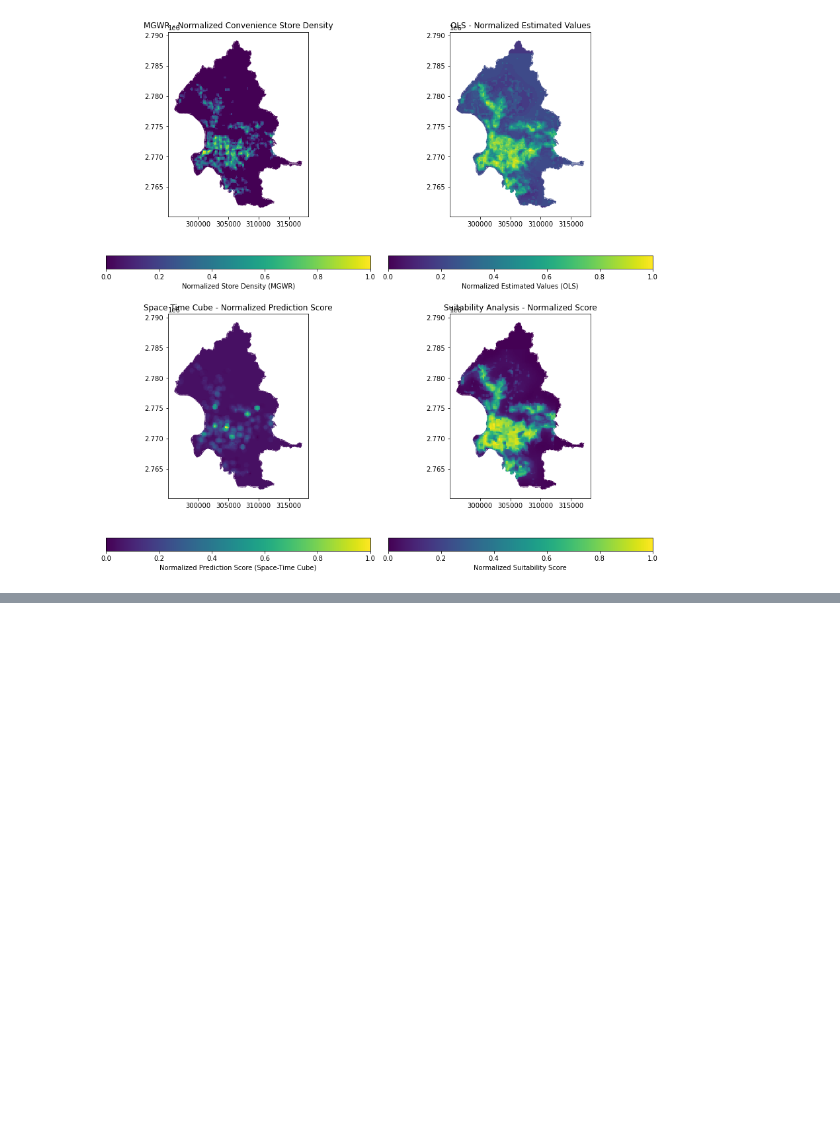
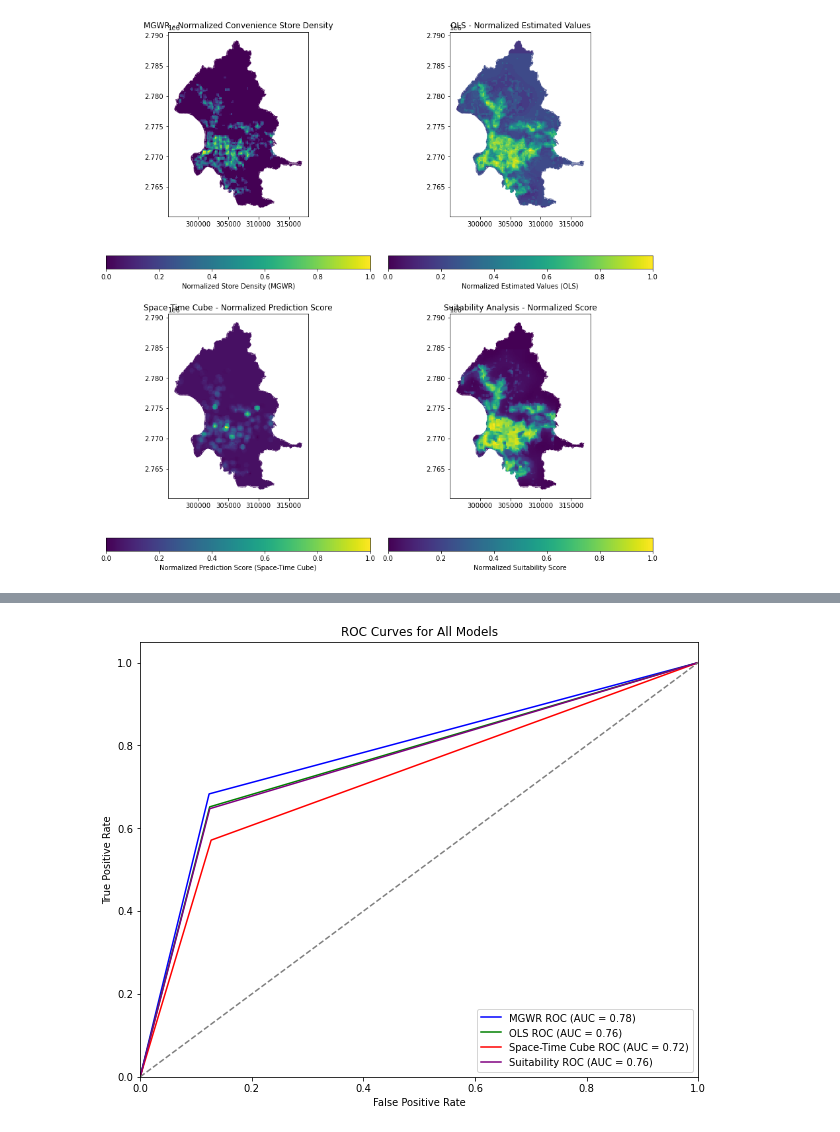
Before and after one commit to chuang091/MGWR, a Jupyter notebook: validation.ipynb, the cells around one changed output, grey strips where cells are left out. Drawn from its saved outputs; the diff is of its cells as text; code cells hidden in the pictures; blank space fills up the shorter version.

```diff
--- a/validation.ipynb
+++ b/validation.ipynb
@@ -134,0 +318,51 @@ plt.show()
+# %%
+from sklearn.metrics import roc_curve, auc
+import matplotlib.pyplot as plt
+
+# Function to compute ROC and AUC
+def compute_roc(y_true, y_pred_labels):
+    # Compute ROC curve and AUC
+    fpr, tpr, _ = roc_curve(y_true, y_pred_labels)
+    roc_auc = auc(fpr, tpr)
+    return fpr, tpr, roc_auc
+
+# Sort by predicted values and assign T=1 to top 246, F=0 to the rest
+gdf1 = gdf1.sort_values(by='S_CONVENIE_norm', ascending=False)
+gdf2 = gdf2.sort_values(by='Estimated_norm', ascending=False)
+gdf3 = gdf3.sort_values(by='Score_norm', ascending=False)
+gdf4 = gdf4.sort_values(by='score_norm', ascending=False)
+
+# Mark the top 2000 as T=1, and the rest as F=0
+gdf1['Pred_TF'] = [1 if i < 1000 else 0 for i in range(len(gdf1))]
+gdf2['Pred_TF'] = [1 if i < 1000 else 0 for i in range(len(gdf2))]
+gdf3['Pred_TF'] = [1 if i < 1000 else 0 for i in range(len(gdf3))]
+gdf4['Pred_TF'] = [1 if i < 1000 else 0 for i in range(len(gdf4))]
+
+# Calculate ROC and AUC for each model
+fpr_gdf1, tpr_gdf1, auc_gdf1 = compute_roc(gdf1['Y'], gdf1['Pred_TF'])
+fpr_gdf2, tpr_gdf2, auc_gdf2 = compute_roc(gdf2['Y'], gdf2['Pred_TF'])
+fpr_gdf3, tpr_gdf3, auc_gdf3 = compute_roc(gdf3['Y'], gdf3['Pred_TF'])
+fpr_gdf4, tpr_gdf4, auc_gdf4 = compute_roc(gdf4['Y'], gdf4['Pred_TF'])
+
+# Plot ROC curves
+plt.figure(figsize=(10, 8))
+plt.plot(fpr_gdf1, tpr_gdf1, color='blue', label=f'MGWR ROC (AUC = {auc_gdf1:.2f})')
+plt.plot(fpr_gdf2, tpr_gdf2, color='green', label=f'OLS ROC (AUC = {auc_gdf2:.2f})')
+plt.plot(fpr_gdf3, tpr_gdf3, color='red', label=f'Space-Time Cube ROC (AUC = {auc_gdf3:.2f})')
+plt.plot(fpr_gdf4, tpr_gdf4, color='purple', label=f'Suitability ROC (AUC = {auc_gdf4:.2f})')
+
+# Plot diagonal line (random classifier)
+plt.plot([0, 1], [0, 1], color='gray', linestyle='--')
+
+# Add labels and title
+plt.xlim([0.0, 1.0])
+plt.ylim([0.0, 1.05])
+plt.xlabel('False Positive Rate')
+plt.ylabel('True Positive Rate')
+plt.title('ROC Curves for All Models')
+plt.legend(loc="lower right")
+
+# Show plot
+plt.show()
+# %% [output]
+[figure, added]
```
Also changed, not shown: parts of 8 cells of this notebook, 1 other file.
